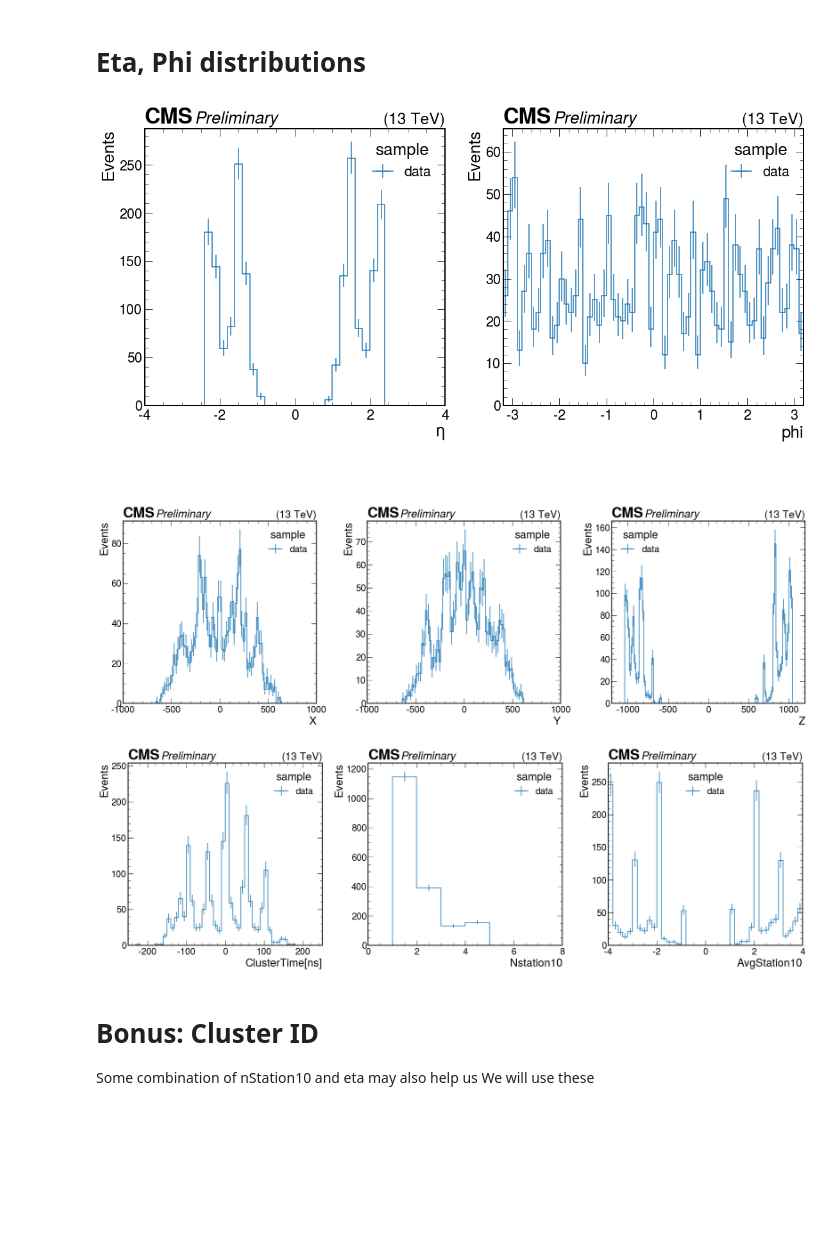
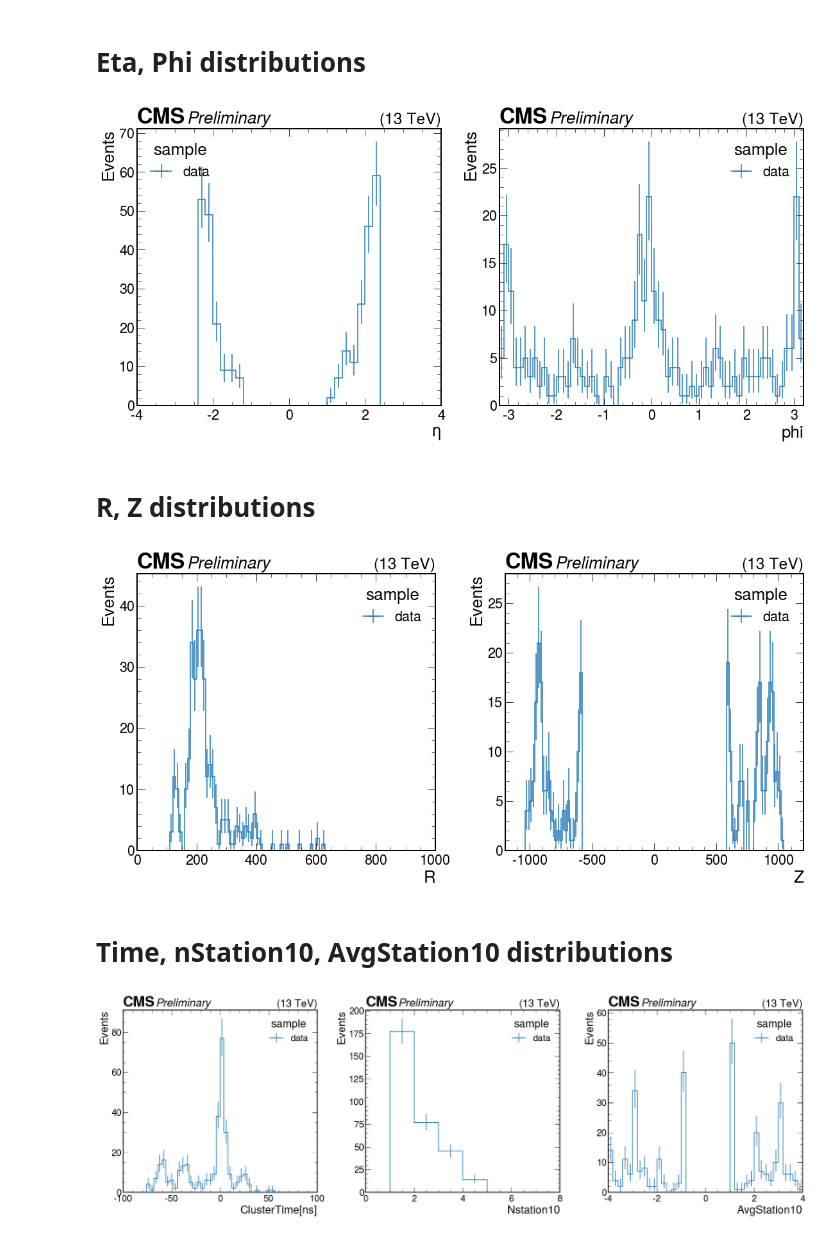
Before and after one commit to Christinaw97/MDS_CMSDAS, a Jupyter notebook: scripts/MDS_reconstruction.ipynb, the cells around one changed output. Saved outputs shown, nothing was run; the diff lists cells and outputs as text; code cells hidden in the pictures; blank space fills up the shorter version.

```diff
--- a/scripts/MDS_reconstruction.ipynb
+++ b/scripts/MDS_reconstruction.ipynb
@@ -26,12 +26,14 @@ from numba import jit
  * The 2nd file contains signal simulation with $H\rightarrow SS \rightarrow 4b$ events
 # %%
-fpath = "~/eos/llp/zerobias18/displacedJetMuon_ntupler.root"
+# fpath = "~/eos/llp/zerobias18/displacedJetMuon_ntupler.root"
+# fpath= "root://cmsxrootd.fnal.gov//store/group/phys_exotica/delayedjets/displacedJetMuonNtuple/V1p17/Data2016/v5/sixie/MET/Run2_displacedJetMuonNtupler_V1p17_Data2016_Run2016D-HighMET-07Aug17-v1_v5_v1/200513_153144/0001/displacedJetMuon_ntupler_1000.root"
+fpath = "~/lpclonglived/das/displacedJetMuon_ntupler.root"
 data = NanoEventsFactory.from_root(fpath,
                                    schemaclass=BaseSchema,
                                    treepath="ntuples/llp"
                                   ).events()
 
-fpath ="/uscms/home/kkwok/eos/llp/ggH_HToSSTobbbb_MH-125_TuneCP5_13TeV-powheg-pythia8/displacedJetMuon_ntupler_1.root"
+fpath ="/eos/uscms/store/user/cmsdas/2024/long_exercises/MDS/reconstruction/displacedJetMuon_ntupler_1.root"
 
 signal = NanoEventsFactory.from_root(fpath,
                                    schemaclass=BaseSchema,
@@ -339,42 +350,40 @@ for ax in axs:
     if density: ax.set_ylabel("Density")
 plt.tight_layout()
 # %% [output]
-[figure, old version]
+[figure, new version]
 # %% [markdown]
- ##
+# R, Z distributions
 # %%
 plt.style.use(hep.style.CMS)
-fig, axs = plt.subplots(1,3,figsize=(24,8))
+fig, axs = plt.subplots(1,2,figsize=(16,8))
 
 axs = axs.flatten()
-h1 = hist.Hist("Events",hist.Cat("sample","sample"),hist.Bin("X", "X", 100, -1000, 1000))
-h2 = hist.Hist("Events",hist.Cat("sample","sample"),hist.Bin("Y", "Y", 100, -1000, 1000))
+h2 = hist.Hist("Events",hist.Cat("sample","sample"),hist.Bin("R", "R", 100, 0, 1000))
 h3 = hist.Hist("Events",hist.Cat("sample","sample"),hist.Bin("Z", "Z", 120, -1200, 1200))
 
 for sample in samples:
     cls = sample['cls']
     label = sample['label']
-    h1.fill(sample=label ,X = ak.flatten(cls.X))
-    h2.fill(sample=label ,Y = ak.flatten(cls.Y))
+    h2.fill(sample=label ,R = ak.flatten((cls.Y**2+cls.X**2)**0.5))
     h3.fill(sample=label ,Z = ak.flatten(cls.Z))
 
-
-hist.plot1d(h1,density=density,ax=axs[0])
-hist.plot1d(h2,density=density,ax=axs[1])
-hist.plot1d(h3,density=density,ax=axs[2])
+hist.plot1d(h2,density=density,ax=axs[0])
+hist.plot1d(h3,density=density,ax=axs[1])
 for ax in axs:
 
     hep.cms.label(ax=ax,data=True,label="Preliminary")
     if density: ax.set_ylabel("Density")
 plt.tight_layout()
 # %% [output]
-[figure, old version]
+[figure, new version]
+# %% [markdown]
+# Time, nStation10, AvgStation10 distributions
 # %%
 plt.style.use(hep.style.CMS)
 fig, axs = plt.subplots(1,3,figsize=(24,8))
 
 axs = axs.flatten()
-h1= hist.Hist("Events",hist.Cat("sample","sample"),hist.Bin("Time", 'ClusterTime[ns]',50, -250, 250))
+h1= hist.Hist("Events",hist.Cat("sample","sample"),hist.Bin("Time", 'ClusterTime[ns]',50, -100, 100))
 h2= hist.Hist("Events",hist.Cat("sample","sample"),hist.Bin("nStation10", "Nstation10", 8, 0, 8))
 h3= hist.Hist("Events",hist.Cat("sample","sample"),hist.Bin("avgStation10", "AvgStation10", 40, -4, 4))
 
@@ -395,9 +404,4 @@ for ax in axs:
     if density: ax.set_ylabel("Density")
 plt.tight_layout()
 # %% [output]
-[figure, old version]
+[figure, new version]
-# %% [markdown]
-# Bonus: Cluster ID
-
-Some combination of nStation10 and eta may also help us
-We will use these
```
Also changed, not shown: parts of 18 cells of this notebook.
